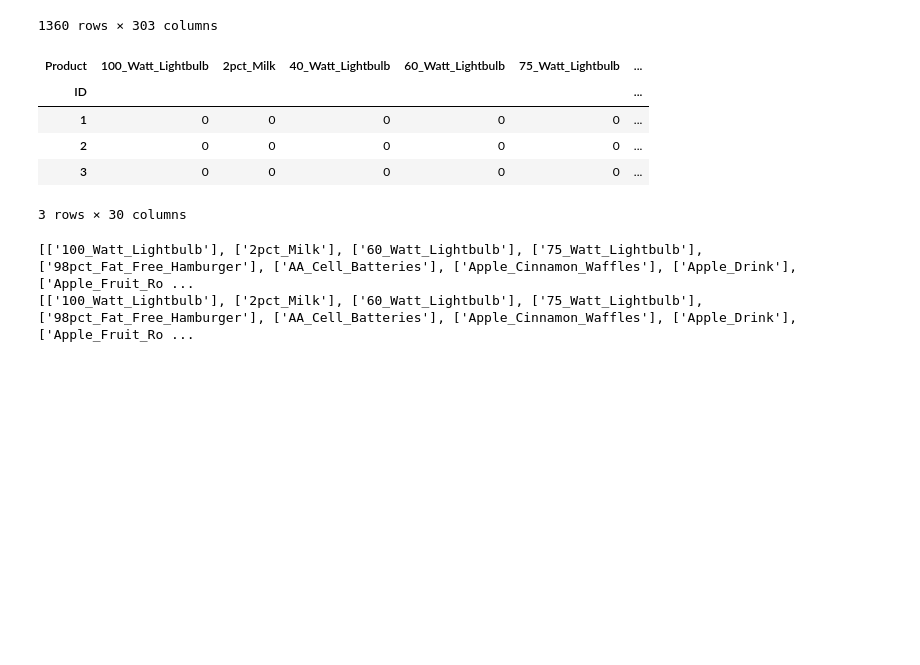
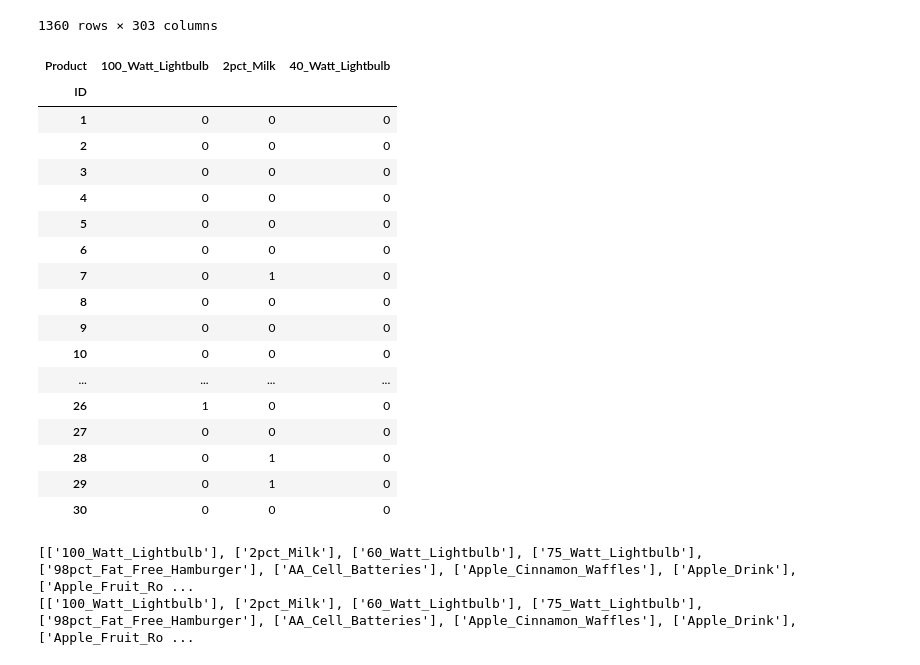
Before and after one commit to Ghizaoui/IAD, a Jupyter notebook: TP1IAD.ipynb, the cells around one changed output. Drawn from its saved outputs; the diff is of its cells as text; code cells hidden in the pictures; blank space fills up the shorter version.

```diff
--- a/TP1IAD.ipynb
+++ b/TP1IAD.ipynb
@@ -79,14 +79,26 @@ CT
 1360 rows × 303 columns
 # %%
 #6 les 30 premiéres transactions et les 3 premieres produits
-CT.iloc[:3,:30]
+CT.iloc[:30,:3]
 # %% [output]
-| Product | 100_Watt_Lightbulb | 2pct_Milk | 40_Watt_Lightbulb | 60_Watt_Lightbulb | 75_Watt_Lightbulb | ... |
-| ID |  |  |  |  |  | ... |
-| 1 | 0 | 0 | 0 | 0 | 0 | ... |
-| 2 | 0 | 0 | 0 | 0 | 0 | ... |
-| 3 | 0 | 0 | 0 | 0 | 0 | ... |
+| Product | 100_Watt_Lightbulb | 2pct_Milk | 40_Watt_Lightbulb |
+| ID |  |  |  |
+| 1 | 0 | 0 | 0 |
+| 2 | 0 | 0 | 0 |
+| 3 | 0 | 0 | 0 |
+| 4 | 0 | 0 | 0 |
+| 5 | 0 | 0 | 0 |
+| 6 | 0 | 0 | 0 |
+| 7 | 0 | 1 | 0 |
+| 8 | 0 | 0 | 0 |
+| 9 | 0 | 0 | 0 |
+| 10 | 0 | 0 | 0 |
+| ... | ... | ... | ... |
+| 26 | 1 | 0 | 0 |
+| 27 | 0 | 0 | 0 |
+| 28 | 0 | 1 | 0 |
+| 29 | 0 | 1 | 0 |
+| 30 | 0 | 0 | 0 |
-3 rows × 30 columns
 # %%
 #7 la fonction a_priorie
 
```
